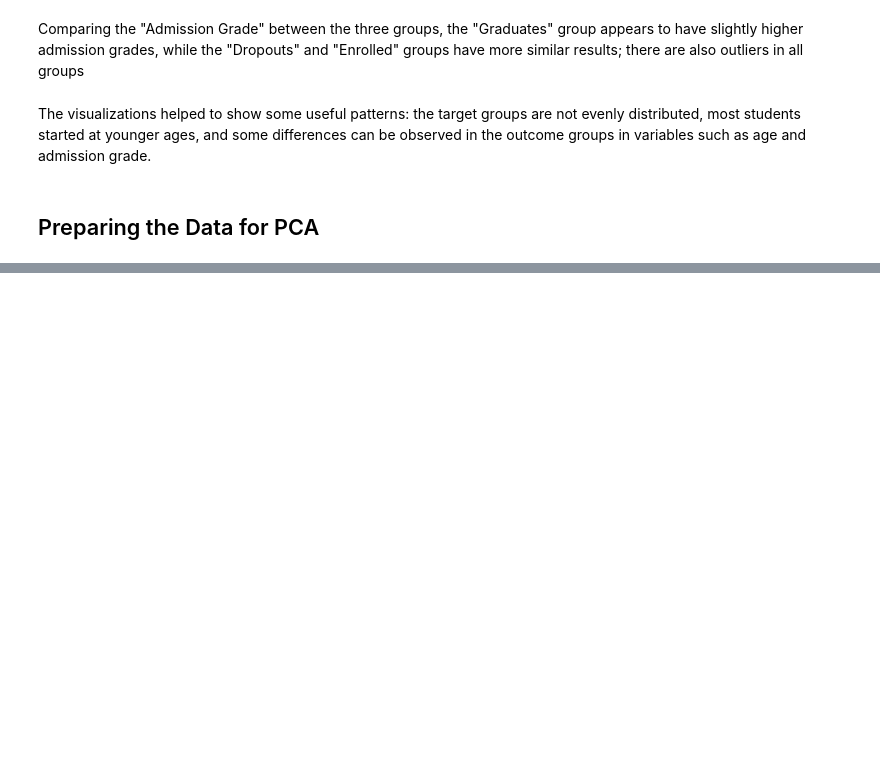
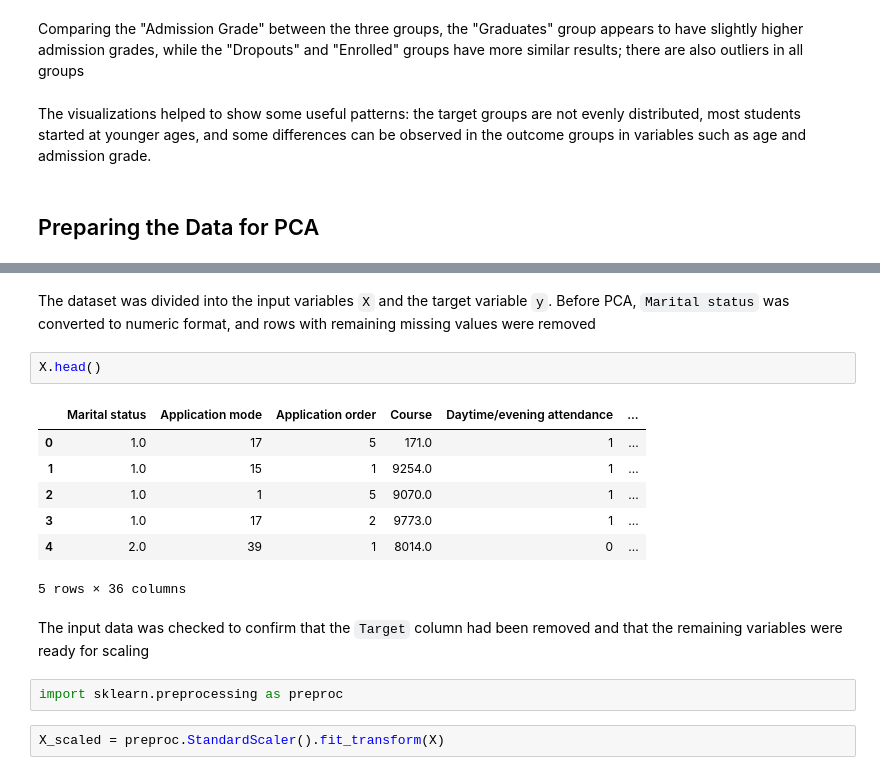
Before and after one commit to 2026248-bit/DPrepHDipCA1GleicianeRocha, a Jupyter notebook: GleicianeRocha_DPrepHDip_CA1 .ipynb, the cells around one changed output, grey strips where cells are left out. Drawn from its saved outputs; the diff is of its cells as text; blank space fills up the shorter version.

Commit message:
Update GleicianeRocha_DPrepHDip_CA1 .ipynb
Complete exploratory data analysis and begin PCA

```diff
--- a/GleicianeRocha_DPrepHDip_CA1 .ipynb
+++ b/GleicianeRocha_DPrepHDip_CA1 .ipynb
@@ -374,0 +382,18 @@ The visualizations helped to show some useful patterns: the target groups are no
+# %% [markdown]
+The dataset was divided into the input variables `X` and the target variable `y`. Before PCA, `Marital status` was converted to numeric format, and rows with remaining missing values were removed
+# %%
+X.head()
+# %% [output]
+|  | Marital status | Application mode | Application order | Course | Daytime/evening attendance | ... |
+| 0 | 1.0 | 17 | 5 | 171.0 | 1 | ... |
+| 1 | 1.0 | 15 | 1 | 9254.0 | 1 | ... |
+| 2 | 1.0 | 1 | 5 | 9070.0 | 1 | ... |
+| 3 | 1.0 | 17 | 2 | 9773.0 | 1 | ... |
+| 4 | 2.0 | 39 | 1 | 8014.0 | 0 | ... |
+5 rows × 36 columns
+# %% [markdown]
+The input data was checked to confirm that the `Target` column had been removed and that the remaining variables were ready for scaling
+# %%
+import sklearn.preprocessing as preproc
+# %%
+X_scaled = preproc.StandardScaler().fit_transform(X)
```
Also changed, not shown: parts of 14 cells of this notebook.
